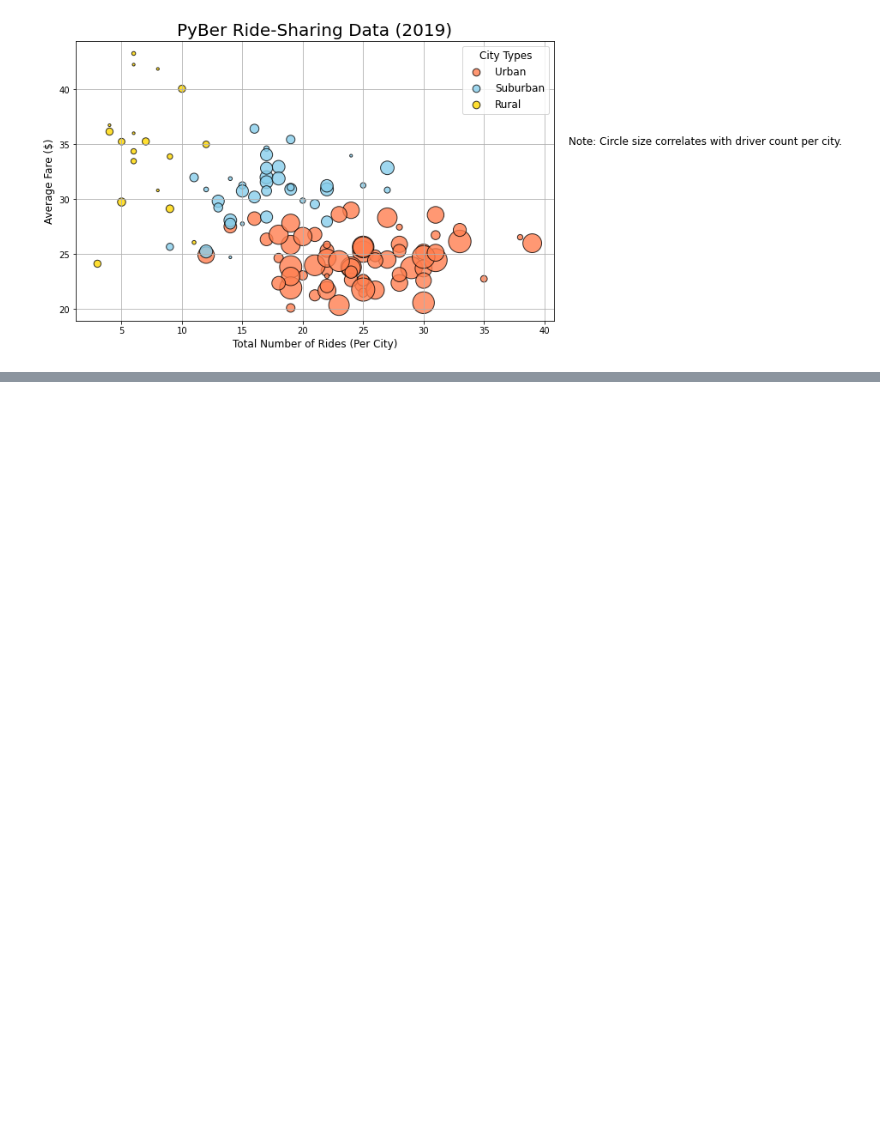
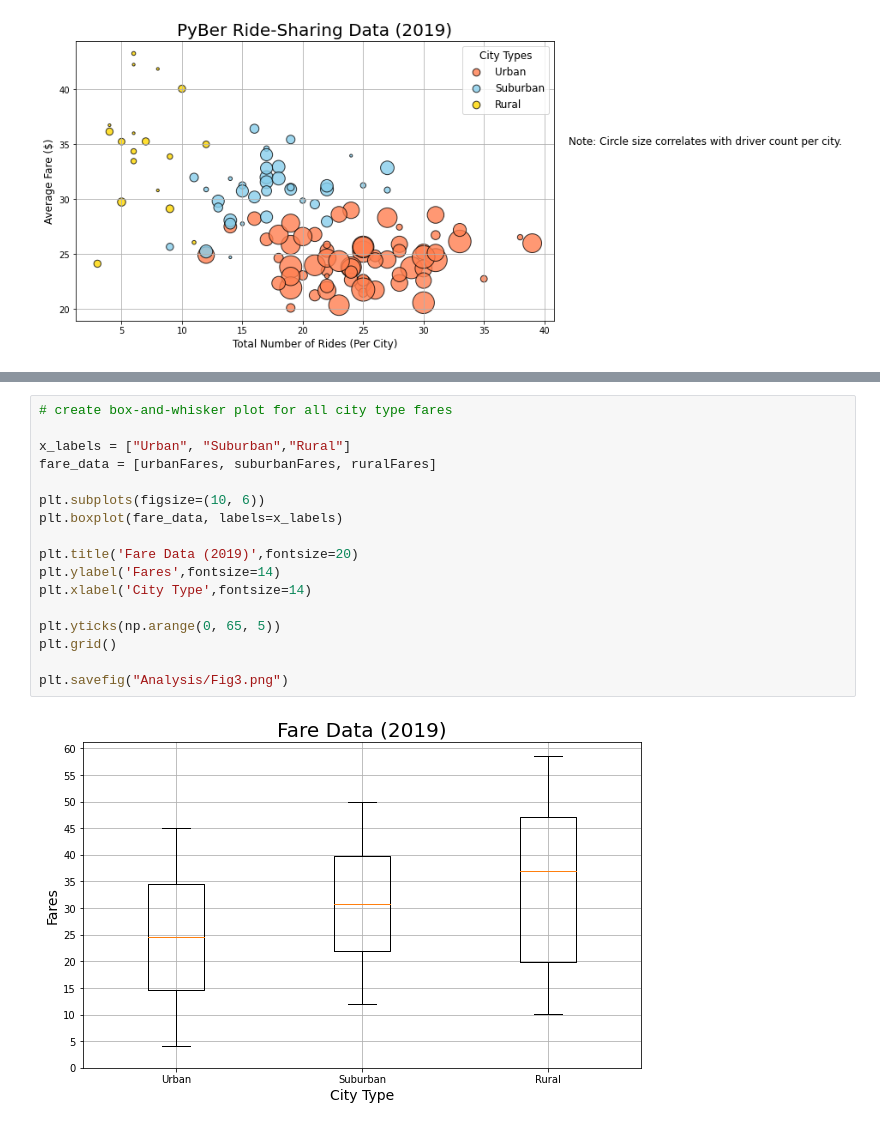
Before and after one commit to Faieee/PyBer_Analysis, a Jupyter notebook: PyBer.ipynb, the cells around one changed output, grey strips where cells are left out. Saved outputs shown, nothing was run; the diff lists cells and outputs as text; blank space fills up the shorter version.

```diff
--- a/PyBer.ipynb
+++ b/PyBer.ipynb
@@ -241,0 +363,19 @@ plt.savefig("Analysis/Fig1.png")
+# %%
+# create box-and-whisker plot for all city type fares
+
+x_labels = ["Urban", "Suburban","Rural"]
+fare_data = [urbanFares, suburbanFares, ruralFares]
+
+plt.subplots(figsize=(10, 6))
+plt.boxplot(fare_data, labels=x_labels)
+
+plt.title('Fare Data (2019)',fontsize=20)
+plt.ylabel('Fares',fontsize=14)
+plt.xlabel('City Type',fontsize=14)
+
+plt.yticks(np.arange(0, 65, 5))
+plt.grid()
+
+plt.savefig("Analysis/Fig3.png")
+# %% [output]
+[figure, added]
```
Also changed, not shown: parts of 7 cells of this notebook, 3 other files.
